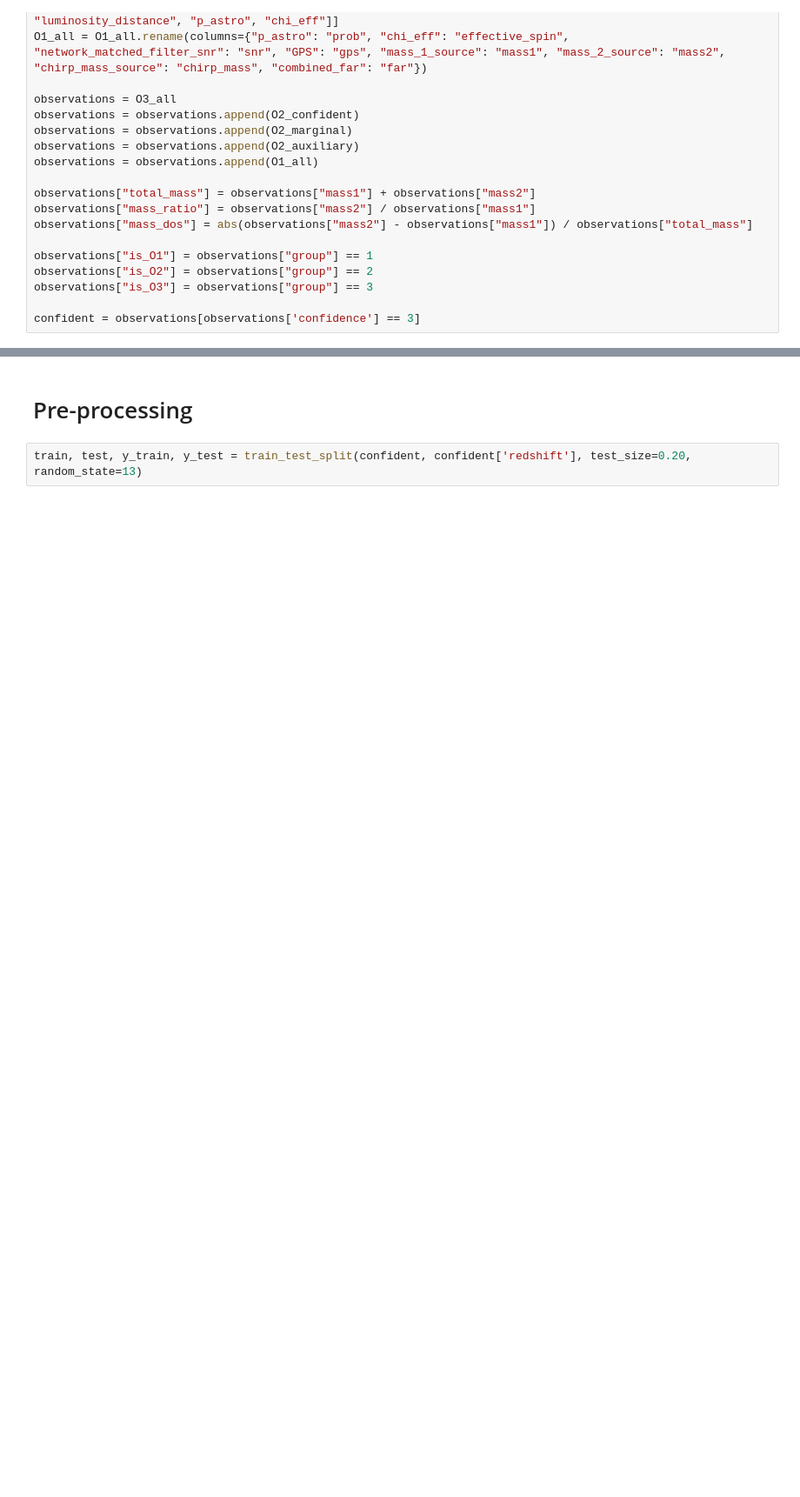
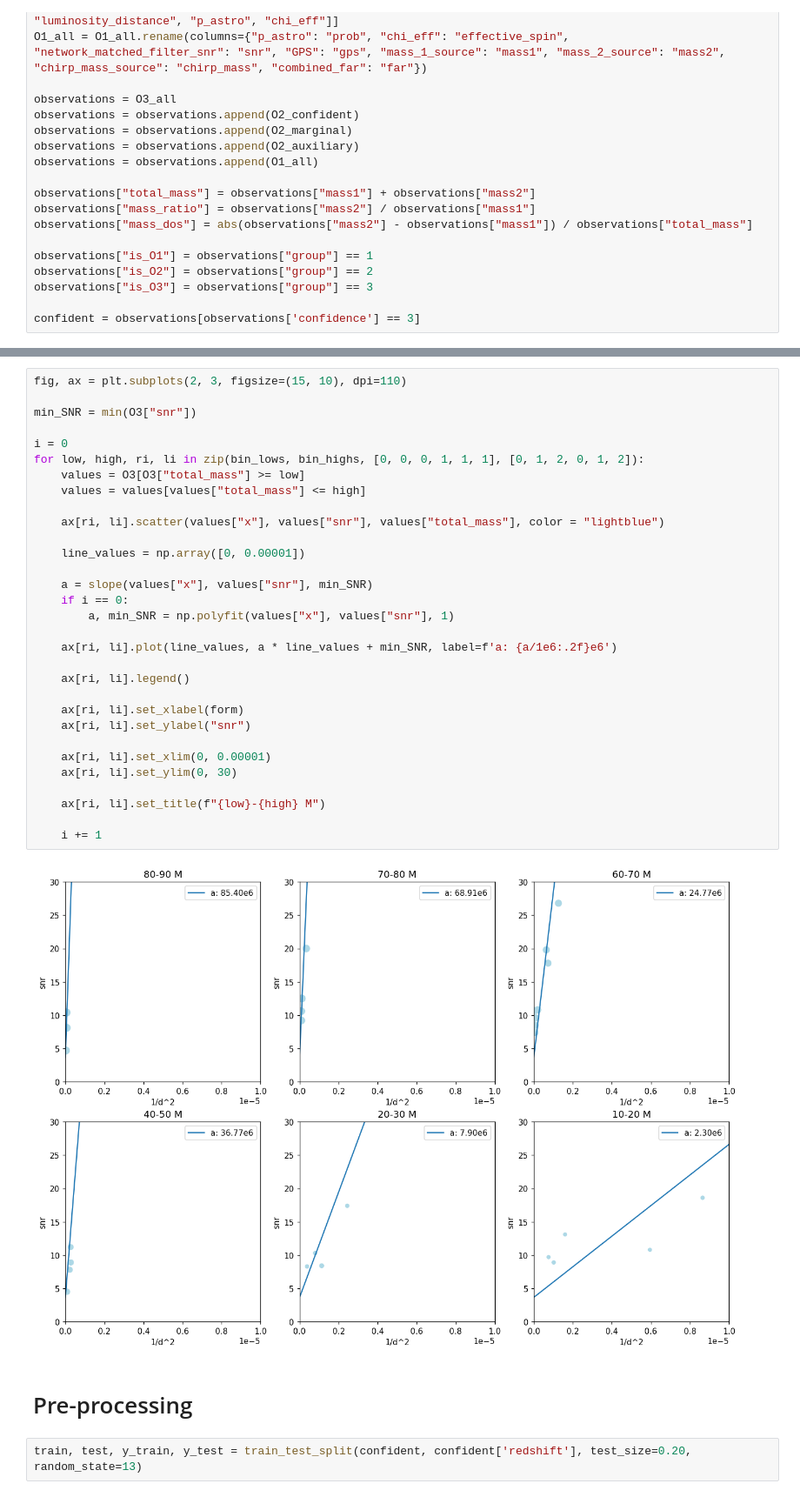
Before and after one commit to AndrewValentini/Gravitational-Waves-Research-23-24, a Jupyter notebook: Data Analysis/Redshift.ipynb, the cells around one changed output, grey strips where cells are left out. Shown at 87% size. Saved outputs shown, nothing was run; the diff lists cells and outputs as text; blank space fills up the shorter version.

```diff
--- a/Data Analysis/Redshift.ipynb
+++ b/Data Analysis/Redshift.ipynb
@@ -135,3 +187,36 @@ confident = observations[observations['confidence'] == 3]
+# %%
+fig, ax = plt.subplots(2, 3, figsize=(15, 10), dpi=110)
+
+min_SNR = min(O3["snr"])
+
+i = 0
+for low, high, ri, li in zip(bin_lows, bin_highs, [0, 0, 0, 1, 1, 1], [0, 1, 2, 0, 1, 2]):
+    values = O3[O3["total_mass"] >= low]
+    values = values[values["total_mass"] <= high]
+
+    ax[ri, li].scatter(values["x"], values["snr"], values["total_mass"], color = "lightblue")
+
+    line_values = np.array([0, 0.00001])
+
+    a = slope(values["x"], values["snr"], min_SNR)
+    if i == 0:
+        a, min_SNR = np.polyfit(values["x"], values["snr"], 1)
+
+    ax[ri, li].plot(line_values, a * line_values + min_SNR, label=f'a: {a/1e6:.2f}e6')
+
+    ax[ri, li].legend()
+
+    ax[ri, li].set_xlabel(form)
+    ax[ri, li].set_ylabel("snr")
+
+    ax[ri, li].set_xlim(0, 0.00001)
+    ax[ri, li].set_ylim(0, 30)
+
+    ax[ri, li].set_title(f"{low}-{high} M")
+
+    i += 1
+# %% [output]
+[figure, added]
 # %% [markdown]
 <h1>Pre-processing
 # %%
```
Also changed, not shown: parts of 9 cells of this notebook.
